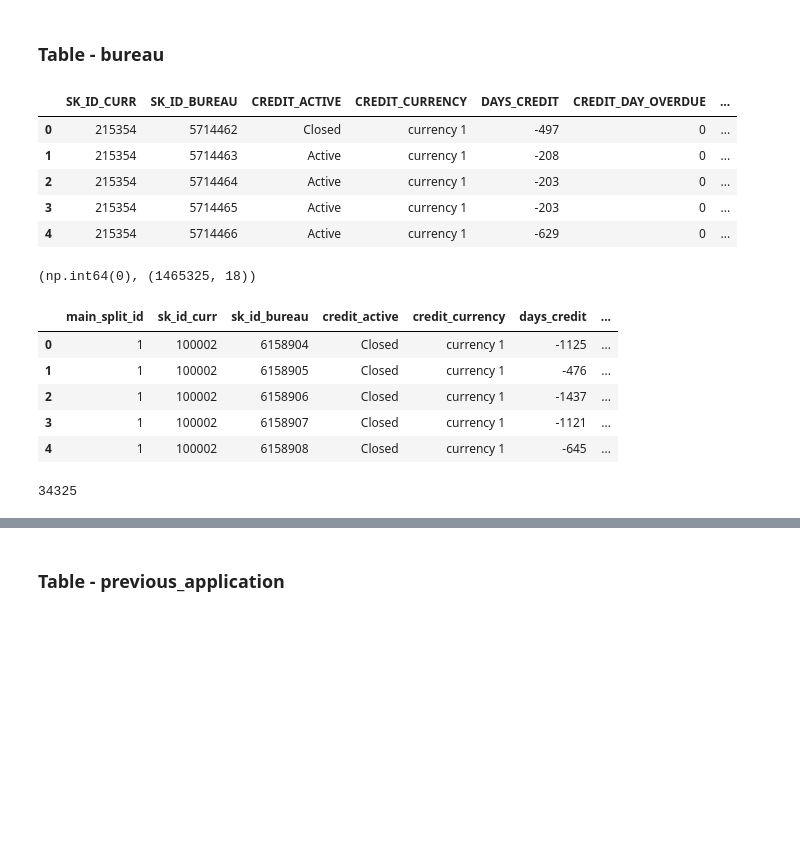
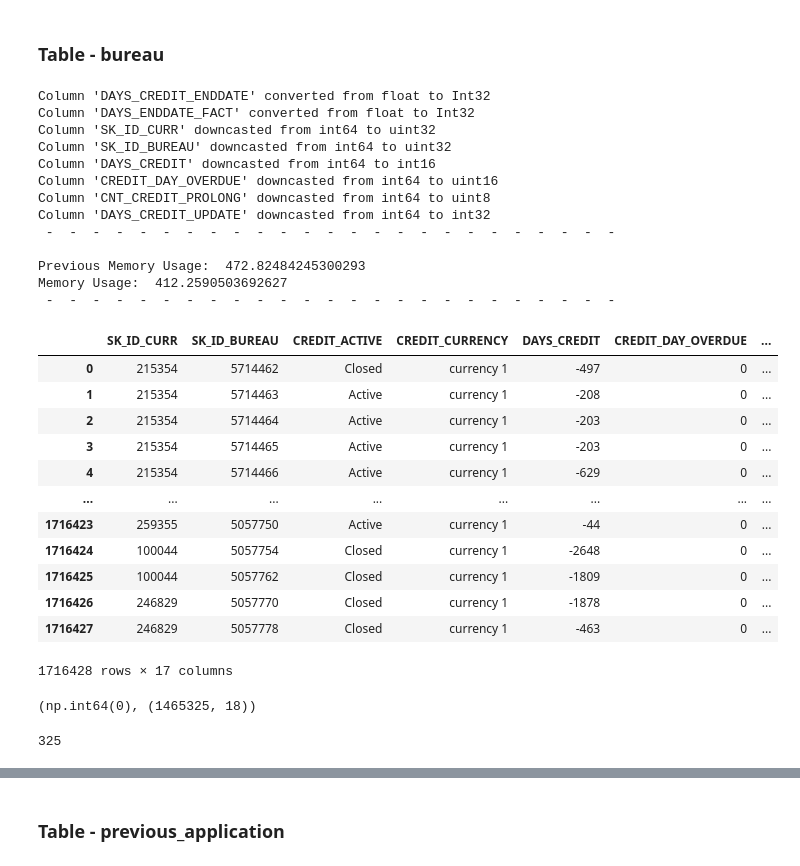
Before and after one commit to shirsh10mall/Credit_Risk_MLOps, a Jupyter notebook: notebooks/process_push_raw_data/process_push_data_source_db.ipynb, the cells around one changed output, grey strips where cells are left out. Drawn from its saved outputs; the diff is of its cells as text; code cells hidden in the pictures; blank space fills up the shorter version.

```diff
--- a/notebooks/process_push_raw_data/process_push_data_source_db.ipynb
+++ b/notebooks/process_push_raw_data/process_push_data_source_db.ipynb
@@ -182,15 +391,44 @@ application_train_df.to_parquet(
 # %% [markdown]
 ### Table - bureau
-# %%
-bureau_df = pd.read_csv("raw_dataset/raw_tables/bureau.csv")
-bureau_df.head()
-# %% [output]
-|  | SK_ID_CURR | SK_ID_BUREAU | CREDIT_ACTIVE | CREDIT_CURRENCY | DAYS_CREDIT | CREDIT_DAY_OVERDUE | ... |
-| 0 | 215354 | 5714462 | Closed | currency 1 | -497 | 0 | ... |
-| 1 | 215354 | 5714463 | Active | currency 1 | -208 | 0 | ... |
-| 2 | 215354 | 5714464 | Active | currency 1 | -203 | 0 | ... |
-| 3 | 215354 | 5714465 | Active | currency 1 | -203 | 0 | ... |
-| 4 | 215354 | 5714466 | Active | currency 1 | -629 | 0 | ... |
+# %%
+bureau_df = pd.read_csv("raw_dataset/raw_tables/bureau.csv")
+
+prev_memory_usage = bureau_df.memory_usage(deep=True).sum() / (1024**2)
+bureau_df = optimize_dataframe(bureau_df)
+memory_usage = bureau_df.memory_usage(deep=True).sum() / (1024**2)
+print(" - " * 25, "\n")
+print("Previous Memory Usage: ", prev_memory_usage)
+print("Memory Usage: ", memory_usage)
+print(" - " * 25, "\n")
+
+bureau_df
+# %% [output]
+Column 'DAYS_CREDIT_ENDDATE' converted from float to Int32
+Column 'DAYS_ENDDATE_FACT' converted from float to Int32
+Column 'SK_ID_CURR' downcasted from int64 to uint32
+Column 'SK_ID_BUREAU' downcasted from int64 to uint32
+Column 'DAYS_CREDIT' downcasted from int64 to int16
+Column 'CREDIT_DAY_OVERDUE' downcasted from int64 to uint16
+Column 'CNT_CREDIT_PROLONG' downcasted from int64 to uint8
+Column 'DAYS_CREDIT_UPDATE' downcasted from int64 to int32
+ -  -  -  -  -  -  -  -  -  -  -  -  -  -  -  -  -  -  -  -  -  -  -  -  -
+
+Previous Memory Usage:  472.82484245300293
+Memory Usage:  412.2590503692627
+ -  -  -  -  -  -  -  -  -  -  -  -  -  -  -  -  -  -  -  -  -  -  -  -  -
+|  | SK_ID_CURR | SK_ID_BUREAU | CREDIT_ACTIVE | CREDIT_CURRENCY | DAYS_CREDIT | CREDIT_DAY_OVERDUE | ... |
+| 0 | 215354 | 5714462 | Closed | currency 1 | -497 | 0 | ... |
+| 1 | 215354 | 5714463 | Active | currency 1 | -208 | 0 | ... |
+| 2 | 215354 | 5714464 | Active | currency 1 | -203 | 0 | ... |
+| 3 | 215354 | 5714465 | Active | currency 1 | -203 | 0 | ... |
+| 4 | 215354 | 5714466 | Active | currency 1 | -629 | 0 | ... |
+| ... | ... | ... | ... | ... | ... | ... | ... |
+| 1716423 | 259355 | 5057750 | Active | currency 1 | -44 | 0 | ... |
+| 1716424 | 100044 | 5057754 | Closed | currency 1 | -2648 | 0 | ... |
+| 1716425 | 100044 | 5057762 | Closed | currency 1 | -1809 | 0 | ... |
+| 1716426 | 246829 | 5057770 | Closed | currency 1 | -1878 | 0 | ... |
+| 1716427 | 246829 | 5057778 | Closed | currency 1 | -463 | 0 | ... |
+1716428 rows × 17 columns
 # %%
 bureau_df_column_rename_dict = {}
 for item in bureau_df.columns:
@@ -208,26 +446,17 @@ bureau_df = pd.merge(
 bureau_df.sk_id_bureau.isna().sum(), bureau_df.shape
 # %% [output]
 (np.int64(0), (1465325, 18))
-# %%
-bureau_df.head()
-# %% [output]
-|  | main_split_id | sk_id_curr | sk_id_bureau | credit_active | credit_currency | days_credit | ... |
-| 0 | 1 | 100002 | 6158904 | Closed | currency 1 | -1125 | ... |
-| 1 | 1 | 100002 | 6158905 | Closed | currency 1 | -476 | ... |
-| 2 | 1 | 100002 | 6158906 | Closed | currency 1 | -1437 | ... |
-| 3 | 1 | 100002 | 6158907 | Closed | currency 1 | -1121 | ... |
-| 4 | 1 | 100002 | 6158908 | Closed | currency 1 | -645 | ... |
 # %%
 bureau_df.to_sql(
     name="bureau",
     con=engine,
     index=False,
     if_exists="replace",
-    chunksize=1024 * 32,
+    # chunksize=1024 * 32,
     # method="multi",
 )
 # %% [output]
-34325
+325
 # %%
 bureau_df.to_parquet(
     path="raw_dataset/merged_main_splited_data/bureau.parquet",
```
Also changed, not shown: parts of 44 cells of this notebook, 13 other files.
